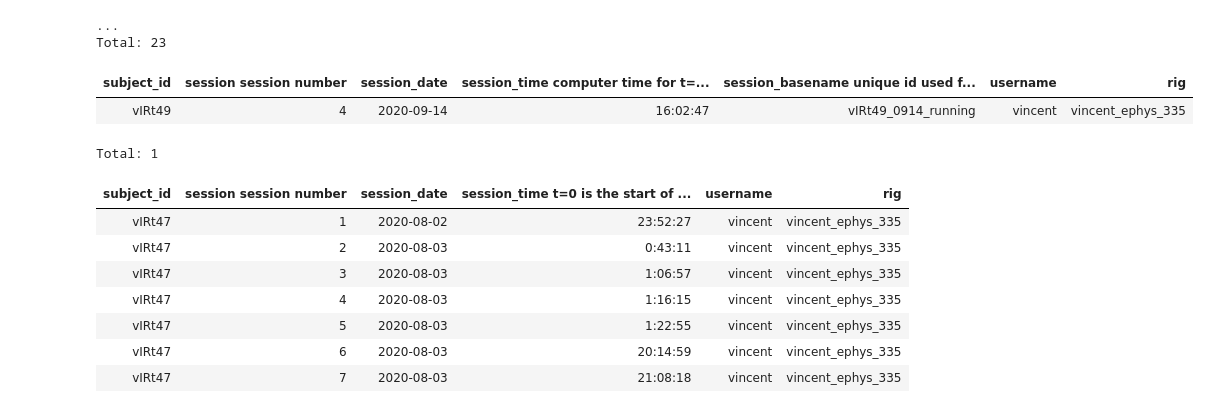
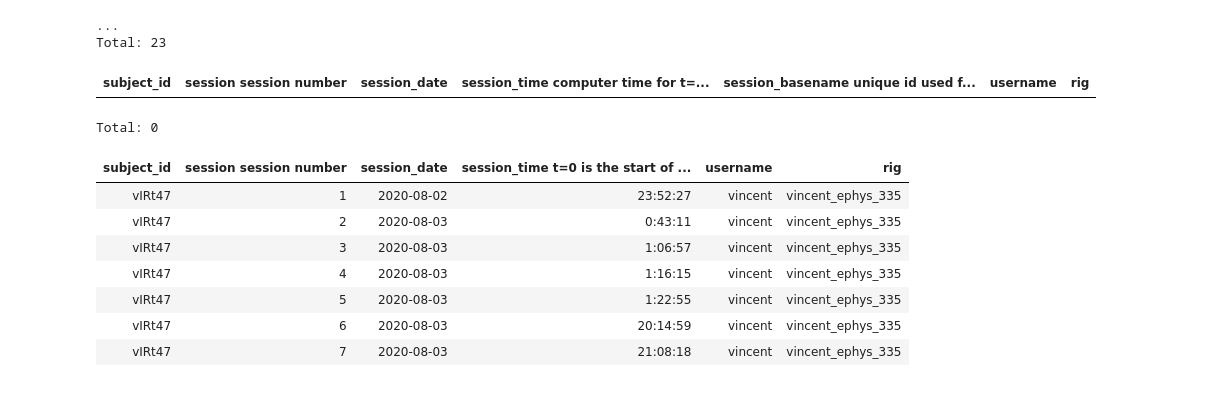
Before and after one commit to wanglab-duke/orofacial_pipeline, a Jupyter notebook: notebooks/Ingest sessions.ipynb, the cells around one changed output. Saved outputs shown, nothing was run; the diff lists cells and outputs as text; code cells hidden in the pictures.

```diff
--- a/notebooks/Ingest sessions.ipynb
+++ b/notebooks/Ingest sessions.ipynb
@@ -43,11 +43,10 @@ experiment.Session()
 Total: 23
 # %%
 # list sessions for one specific subject
-experiment.Session & {'subject_id': 'vIRt49', 'session': 4}
+experiment.Session & {'subject_id': 'vIRt49', 'session': 1}
 # %% [output]
 | subject_id | session session number | session_date | session_time computer time for t=... | session_basename unique id used f... | username | rig |
-| vIRt49 | 4 | 2020-09-14 | 16:02:47 | vIRt49_0914_running | vincent | vincent_ephys_335 |
-Total: 1
+Total: 0
 # %%
 # list sessions for all except one specific subject
 experiment.Session - {'subject_id': 'vIRt43'}
```
Also changed, not shown: parts of 9 cells of this notebook, 4 other files.
